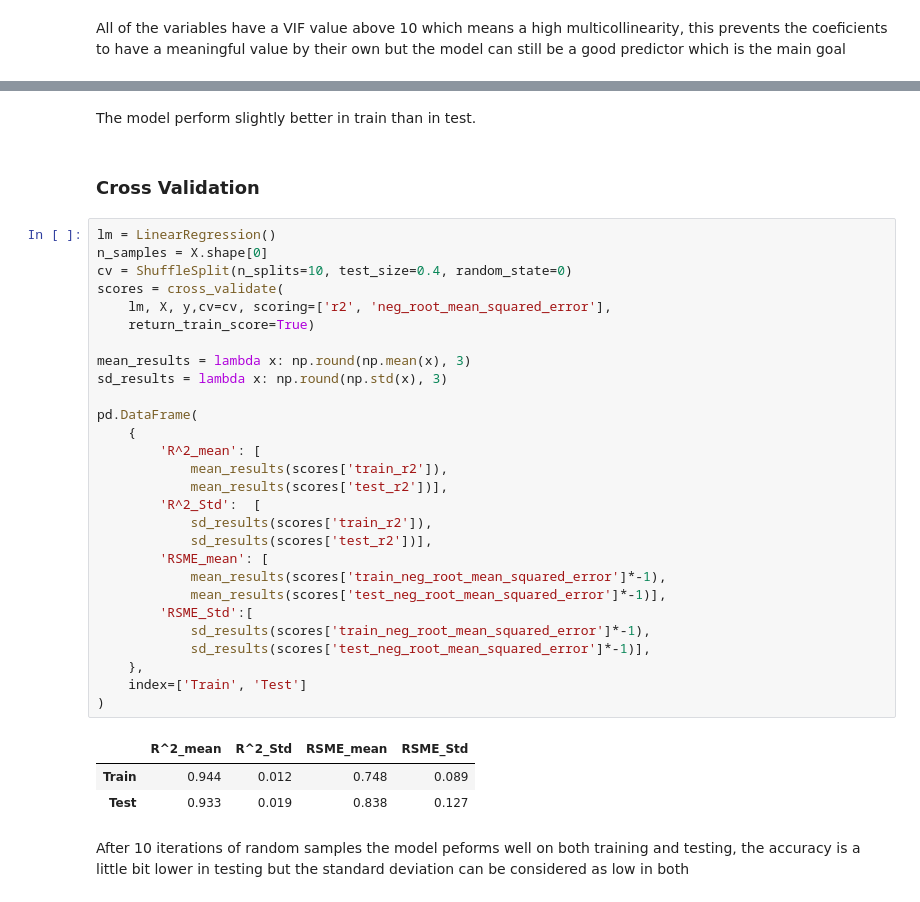
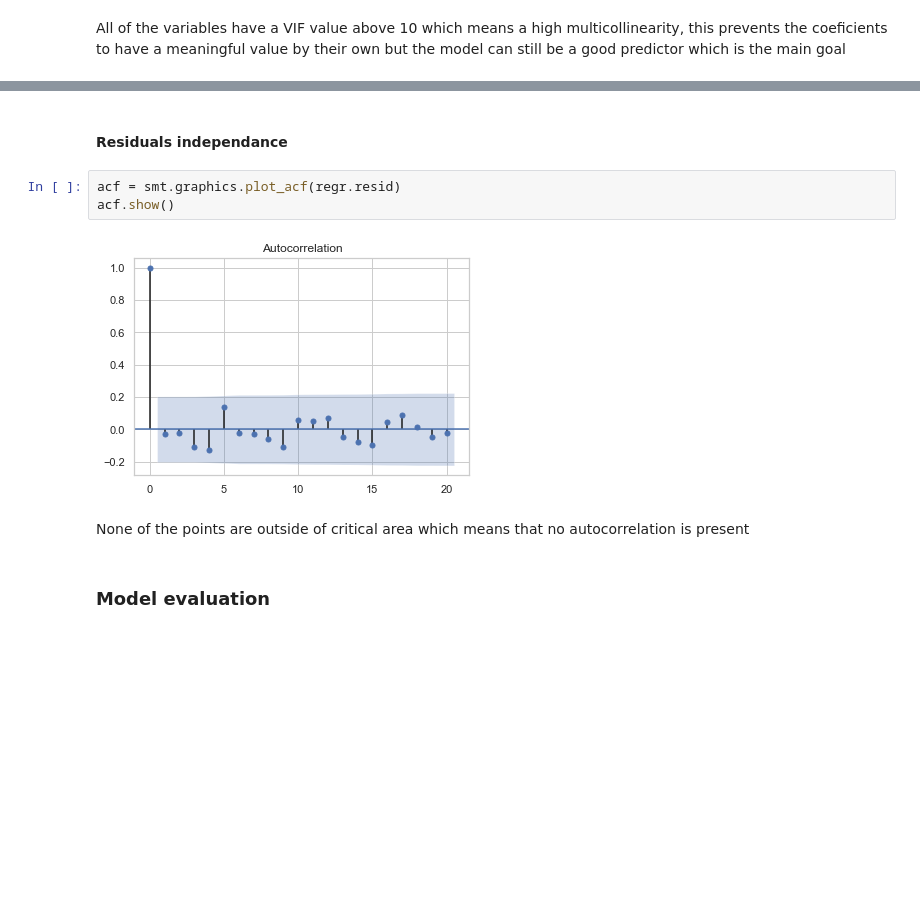
Before and after one commit to leonMoya/my_repo, a Jupyter notebook: Crew_Machine_Learning_model.ipynb, the cells around one changed output, grey strips where cells are left out. Saved outputs shown, nothing was run; the diff lists cells and outputs as text; blank space fills up the shorter version.

```diff
--- a/Crew_Machine_Learning_model.ipynb
+++ b/Crew_Machine_Learning_model.ipynb
@@ -377,38 +394,11 @@ pd.DataFrame({
-# %% [markdown]
-The model perform slightly better in train than in test.
-# %% [markdown]
-### Cross Validation
-# %%
-lm = LinearRegression()
-n_samples = X.shape[0]
-cv = ShuffleSplit(n_splits=10, test_size=0.4, random_state=0)
-scores = cross_validate(
-    lm, X, y,cv=cv, scoring=['r2', 'neg_root_mean_squared_error'],
-    return_train_score=True)
-
-mean_results = lambda x: np.round(np.mean(x), 3)
-sd_results = lambda x: np.round(np.std(x), 3)
-
-pd.DataFrame(
-    {
-        'R^2_mean': [
-            mean_results(scores['train_r2']),
-            mean_results(scores['test_r2'])],
-        'R^2_Std':  [
-            sd_results(scores['train_r2']),
-            sd_results(scores['test_r2'])],
-        'RSME_mean': [
-            mean_results(scores['train_neg_root_mean_squared_error']*-1),
-            mean_results(scores['test_neg_root_mean_squared_error']*-1)],
-        'RSME_Std':[
-            sd_results(scores['train_neg_root_mean_squared_error']*-1),
-            sd_results(scores['test_neg_root_mean_squared_error']*-1)],
-    },
-    index=['Train', 'Test']
-)
-# %% [output]
-|  | R^2_mean | R^2_Std | RSME_mean | RSME_Std |
-| Train | 0.944 | 0.012 | 0.748 | 0.089 |
-| Test | 0.933 | 0.019 | 0.838 | 0.127 |
-# %% [markdown]
-After 10 iterations of random samples the model peforms well on both training and testing, the accuracy is a little bit lower in testing but the standard deviation can be considered as low in both
+# %% [markdown]
+#### Residuals independance
+# %%
+acf = smt.graphics.plot_acf(regr.resid)
+acf.show()
+# %% [output]
+[figure, added]
+# %% [markdown]
+None of the points are outside of critical area which means that no autocorrelation is present
+# %% [markdown]
+### Model evaluation
```
Also changed, not shown: parts of 109 cells of this notebook, 1 other file.
